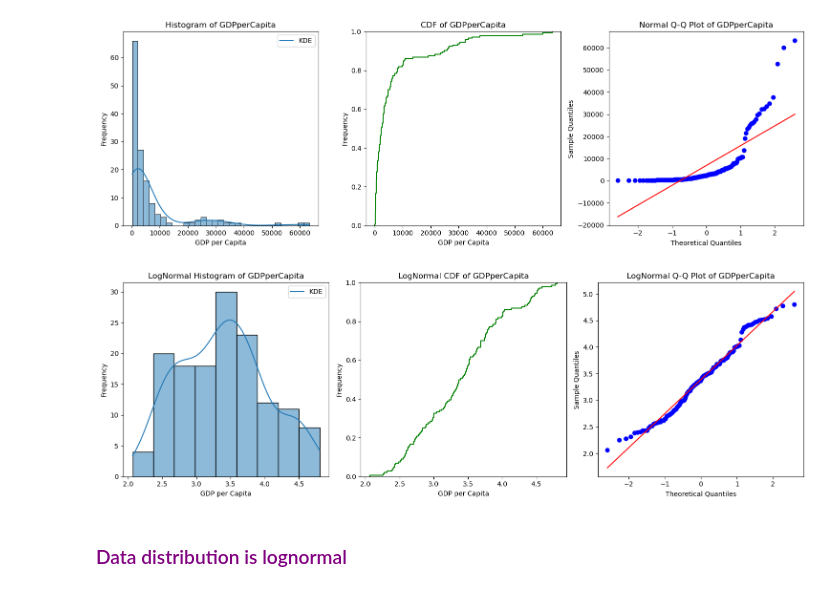
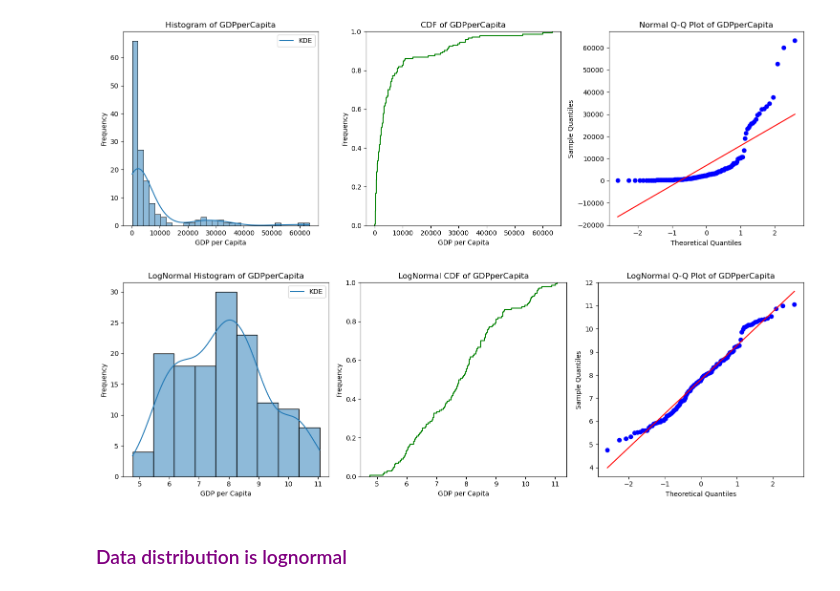
Before and after one commit to AkeemSemperDataScience/data3450-assignment-2-mlsiebold, a Jupyter notebook: START_Asn_2.ipynb, the cells around one changed output. Drawn from its saved outputs; the diff is of its cells as text; code cells hidden in the pictures.

```diff
--- a/START_Asn_2.ipynb
+++ b/START_Asn_2.ipynb
@@ -351,33 +351,33 @@ plt.show()
 # %%
 # Perform log transformation to see how close it is to line of best fit
 
-gdp_cap_list = df['GDPperCapita'].to_list()
+log_gdp_cap = np.log(df['GDPperCapita'])                                    # Normalize the data
+
 column = 'GDPperCapita'
 xlabel = 'GDP per Capita'
-logNorm_gdp_cap = np.log10(gdp_cap_list)                                        # Log transformation
 
-fig, axes = plt.subplots(1, 3, figsize=(15, 5))                                 # Create subplots
+fig, axes = plt.subplots(1, 3, figsize=(15, 5))                             # Create subplots
 
-sns.histplot(logNorm_gdp_cap, kde=True, line_kws={'label':'KDE'}, ax=axes[0])   # Plot histogram and density curve (KDE)
+sns.histplot(log_gdp_cap, kde=True, line_kws={'label':'KDE'}, ax=axes[0])   # Plot histogram and density curve (KDE)
 axes[0].set_title(f'LogNormal Histogram of {column}')
 axes[0].set_xlabel(xlabel)
 axes[0].set_ylabel('Frequency')
 axes[0].legend()
 
-sns.ecdfplot(logNorm_gdp_cap, ax=axes[1], color='green')                        # Plot CDF
+sns.ecdfplot(log_gdp_cap, ax=axes[1], color='green')                        # Plot CDF
 axes[1].set_title(f'LogNormal CDF of {column}')
 axes[1].set_xlabel(xlabel)
 axes[1].set_ylabel('Frequency')
 
-ss.probplot(logNorm_gdp_cap, dist='norm', plot=axes[2])
+ss.probplot(log_gdp_cap, dist='norm', plot=axes[2])
 axes[2].set_title(f'LogNormal Q-Q Plot of {column}')
 axes[2].set_xlabel('Theoretical Quantiles')
 axes[2].set_ylabel('Sample Quantiles')
 
-plt.tight_layout()                                                              # Tight layout prevents overlapping axis labels
+plt.tight_layout()                                                          # Tight layout prevents overlapping axis labels
 plt.show()
 # %% [output]
-[figure, old version]
+[figure, new version]
 # %% [markdown]
 ### <span style="color: purple">Data distribution is lognormal</span>
 # %%
```
Also changed, not shown: parts of 2 cells of this notebook.
